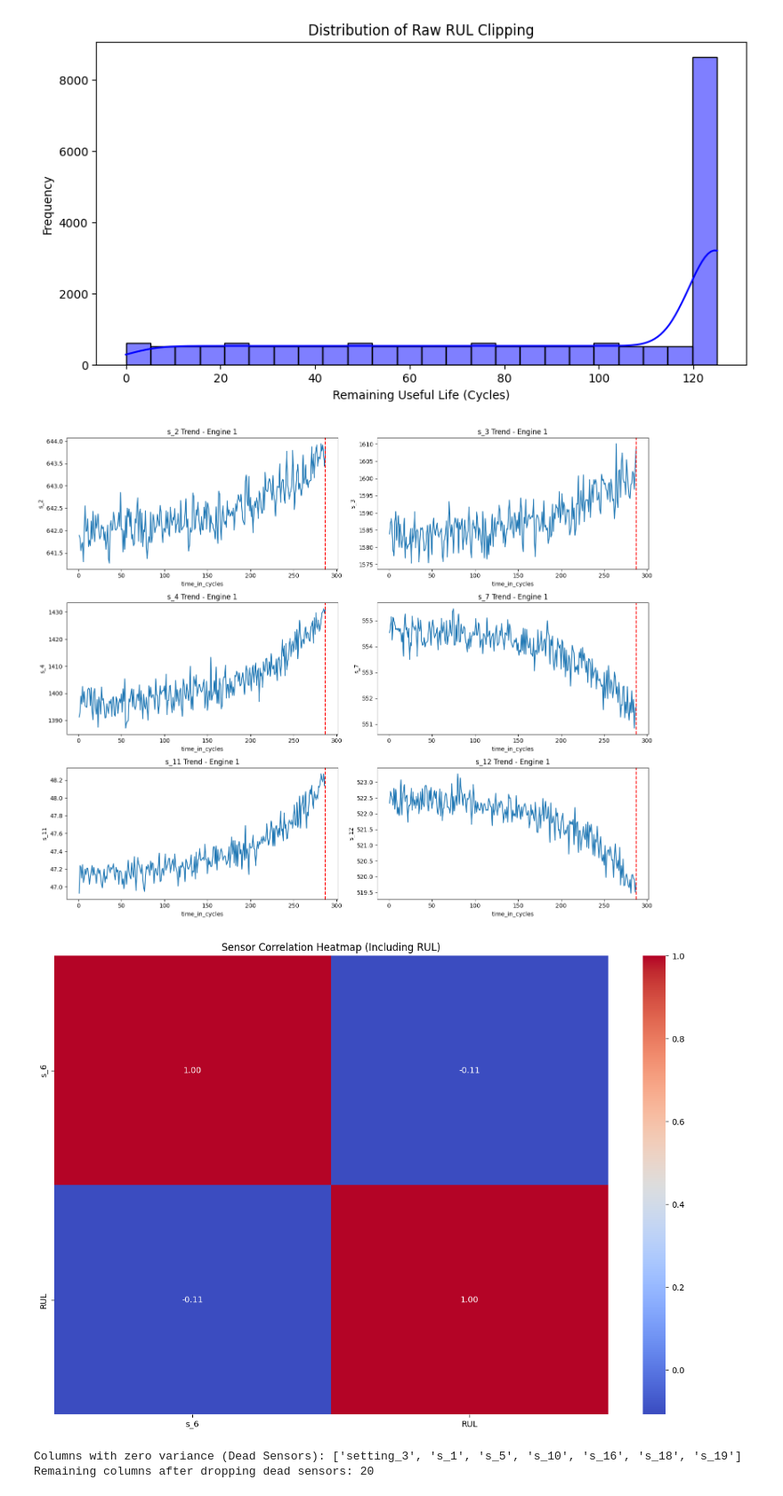
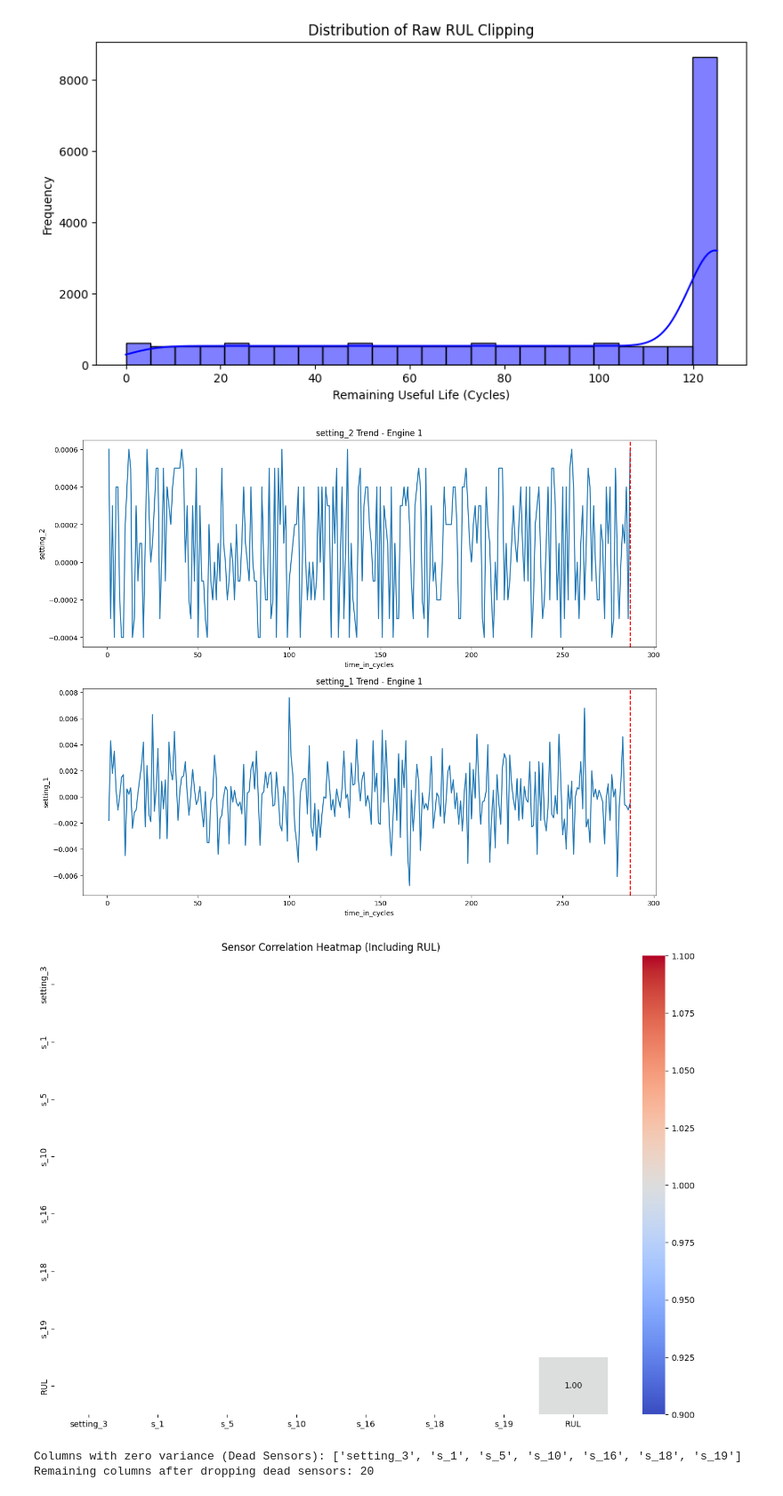
Before and after one commit to Shuvro77/Turbofan-Predictive-Maintenance, a Jupyter notebook: notebooks/Predictive_Maintenance_Main.ipynb, the cells around one changed output. Shown at 89% size. Saved outputs shown, nothing was run; the diff lists cells and outputs as text; code cells hidden in the pictures.

```diff
--- a/notebooks/Predictive_Maintenance_Main.ipynb
+++ b/notebooks/Predictive_Maintenance_Main.ipynb
@@ -87,10 +91,10 @@ plt.show()
 # %%
 # Pick a variety of sensors:
 # Some that trend up, some that trend down, and some that are flat.
-sensors_to_plot = ['s_2', 's_3', 's_4', 's_7', 's_11', 's_12']
+sensors_to_plot = ['setting_2', 'setting_1']
 engine_1 = train_df[train_df['unit_number'] == 2]
 
-fig, axes = plt.subplots(nrows=3, ncols=2, figsize=(15, 12))
+fig, axes = plt.subplots(nrows=2, ncols=1, figsize=(15, 12))
 axes = axes.flatten()
 
 for i, sensor in enumerate(sensors_to_plot):
@@ -99,21 +103,27 @@ for i, sensor in enumerate(sensors_to_plot):
     # Draw a vertical line where the engine actually fails
     axes[i].axvline(x=engine_1['time_in_cycles'].max(), color='red', linestyle='--')
 
-plt.tight_layout()
+# plt.tight_layout()
 plt.show()
+# plt.savefig('reports/figures/correlation_among_some_features.png')
+# plt.close()
+plt.savefig('reports/figures/low_correlated_features.png')
+plt.close()
 # %% [output]
-[figure, old version]
+[figure, new version]
 # %%
-sequence_cols = [ 's_6']
+sequence_cols = ['setting_3', 's_1', 's_5', 's_10', 's_16', 's_18', 's_19']
 
 plt.figure(figsize=(15, 10))
 # Calculate correlation between sensors and RUL
 correlations = train_df[sequence_cols + ['RUL']].corr()
 sns.heatmap(correlations, annot=True, fmt=".2f", cmap='coolwarm')
 plt.title('Sensor Correlation Heatmap (Including RUL)')
 plt.show()
+plt.savefig('reports/figures/columns_with_zero_variance.png')
+plt.close()
 # %% [output]
-[figure, old version]
+[figure, new version]
 # %%
 # Task 1.3
 constant_columns = [col for col in train_df.columns if train_df[col].nunique() <= 1]
```
Also changed, not shown: parts of 1 cell of this notebook, 8 other files.
